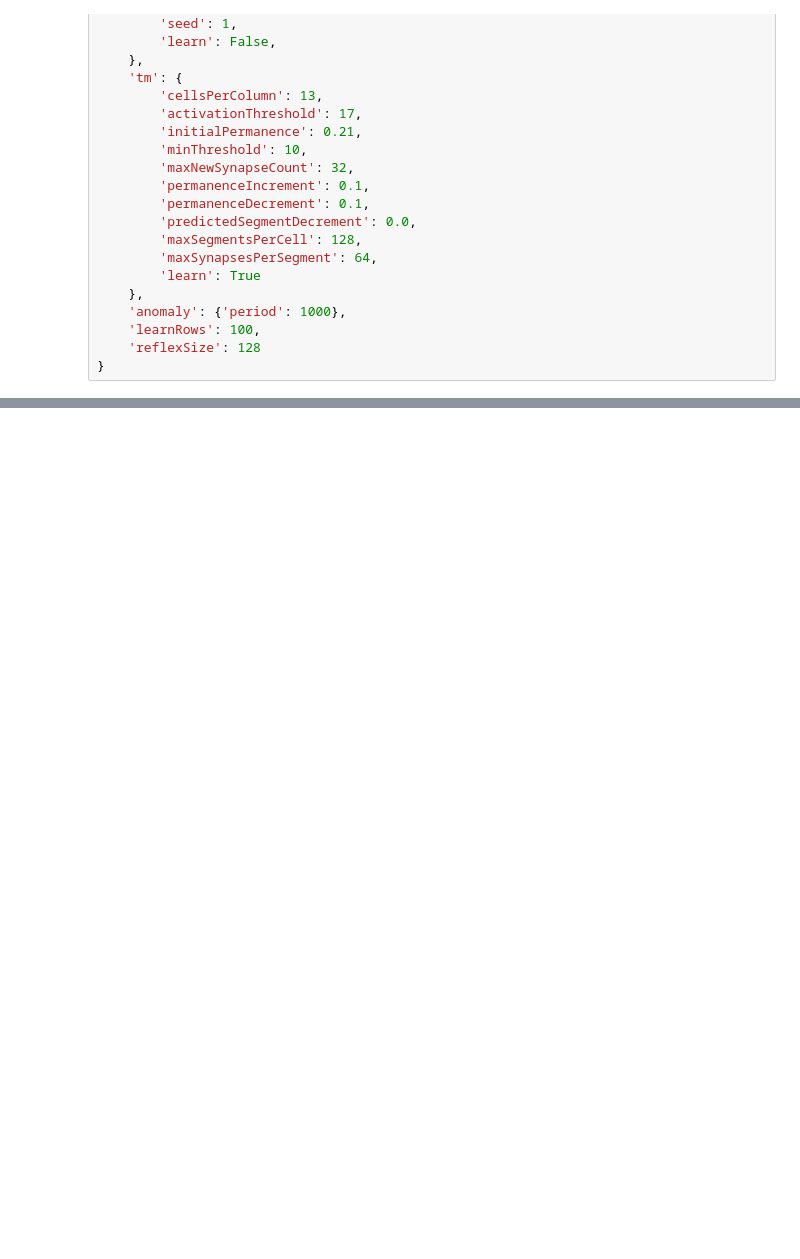
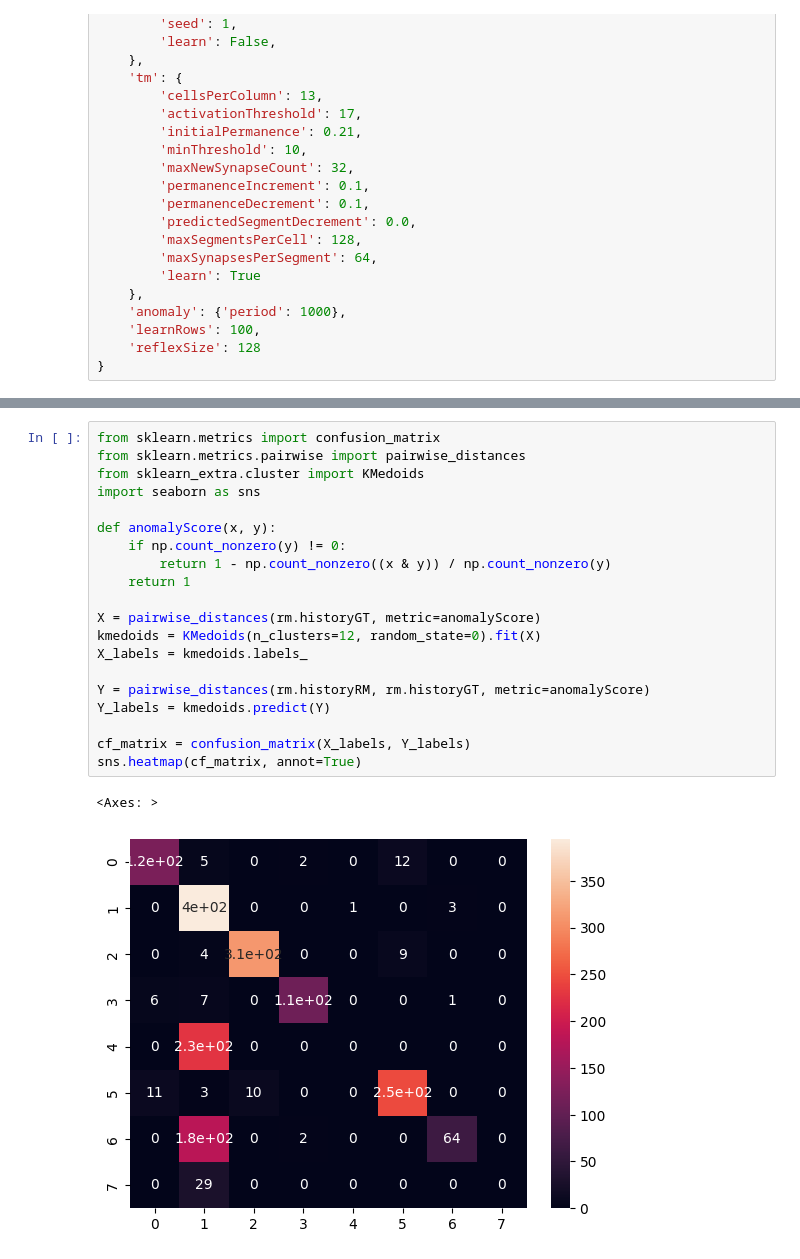
Before and after one commit to paviabera/HTM-ReflexMemory-CAM, a Jupyter notebook: notebooks-v2/241118-rm-dense.ipynb, the cells around one changed output, grey strips where cells are left out. Cells and saved outputs as stored; diff of their text form; blank space fills up the shorter version.

Commit message:
kmedoids-confusion-matrix

```diff
--- a/notebooks-v2/241118-rm-dense.ipynb
+++ b/notebooks-v2/241118-rm-dense.ipynb
@@ -340,0 +333,23 @@ bc023617d39b6e207c07b7f34a8960b1 bedc1adef54ce519659b82eddaec139b 1 1732296125.3
+# %%
+from sklearn.metrics import confusion_matrix
+from sklearn.metrics.pairwise import pairwise_distances
+from sklearn_extra.cluster import KMedoids
+import seaborn as sns
+
+def anomalyScore(x, y):
+    if np.count_nonzero(y) != 0:
+        return 1 - np.count_nonzero((x & y)) / np.count_nonzero(y)
+    return 1
+
+X = pairwise_distances(rm.historyGT, metric=anomalyScore)
+kmedoids = KMedoids(n_clusters=12, random_state=0).fit(X)
+X_labels = kmedoids.labels_
+
+Y = pairwise_distances(rm.historyRM, rm.historyGT, metric=anomalyScore)
+Y_labels = kmedoids.predict(Y)
+
+cf_matrix = confusion_matrix(X_labels, Y_labels)
+sns.heatmap(cf_matrix, annot=True)
+# %% [output]
+<Axes: >
+[figure, added]
```
Also changed, not shown: parts of 5 cells of this notebook, 1 other file.
